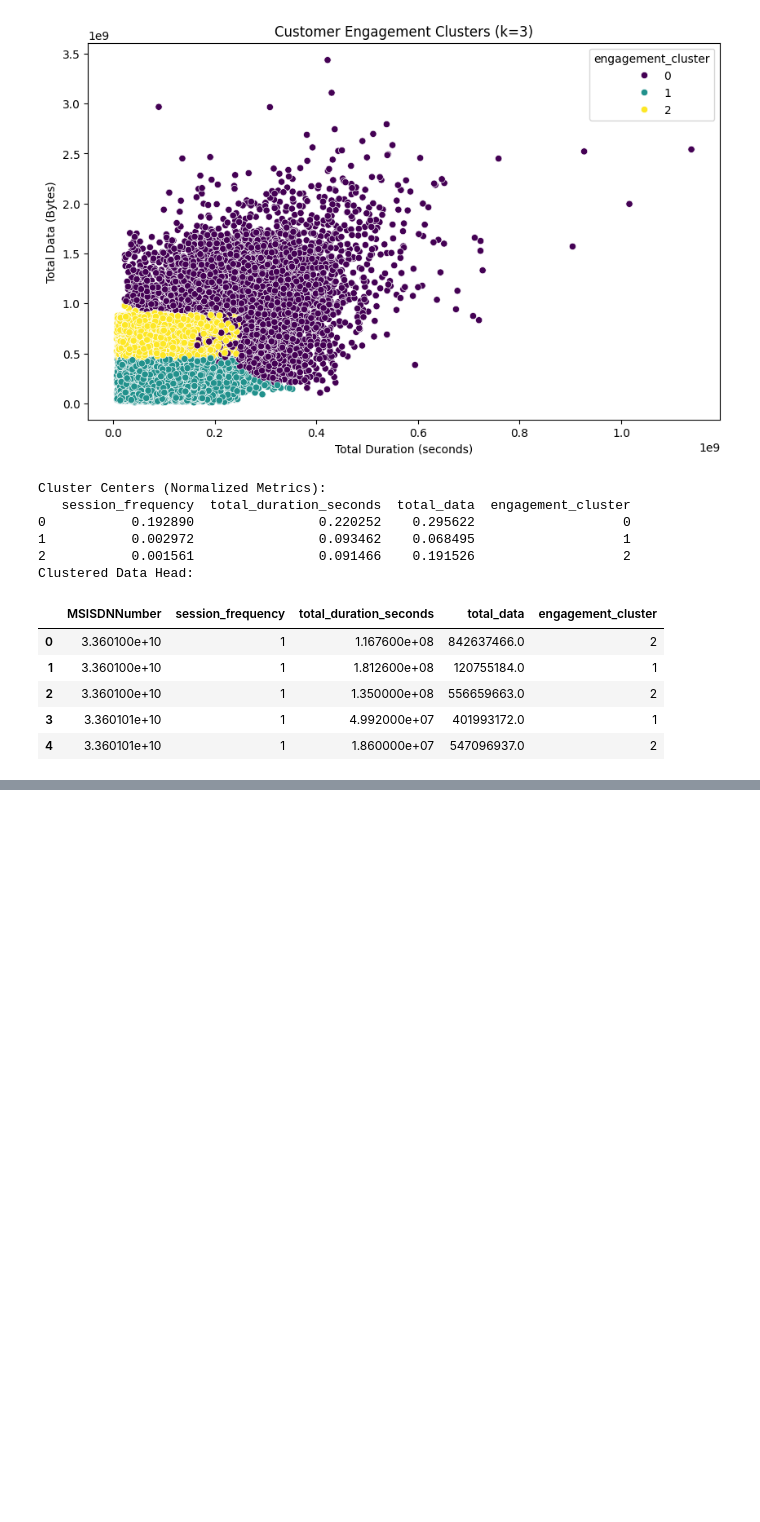
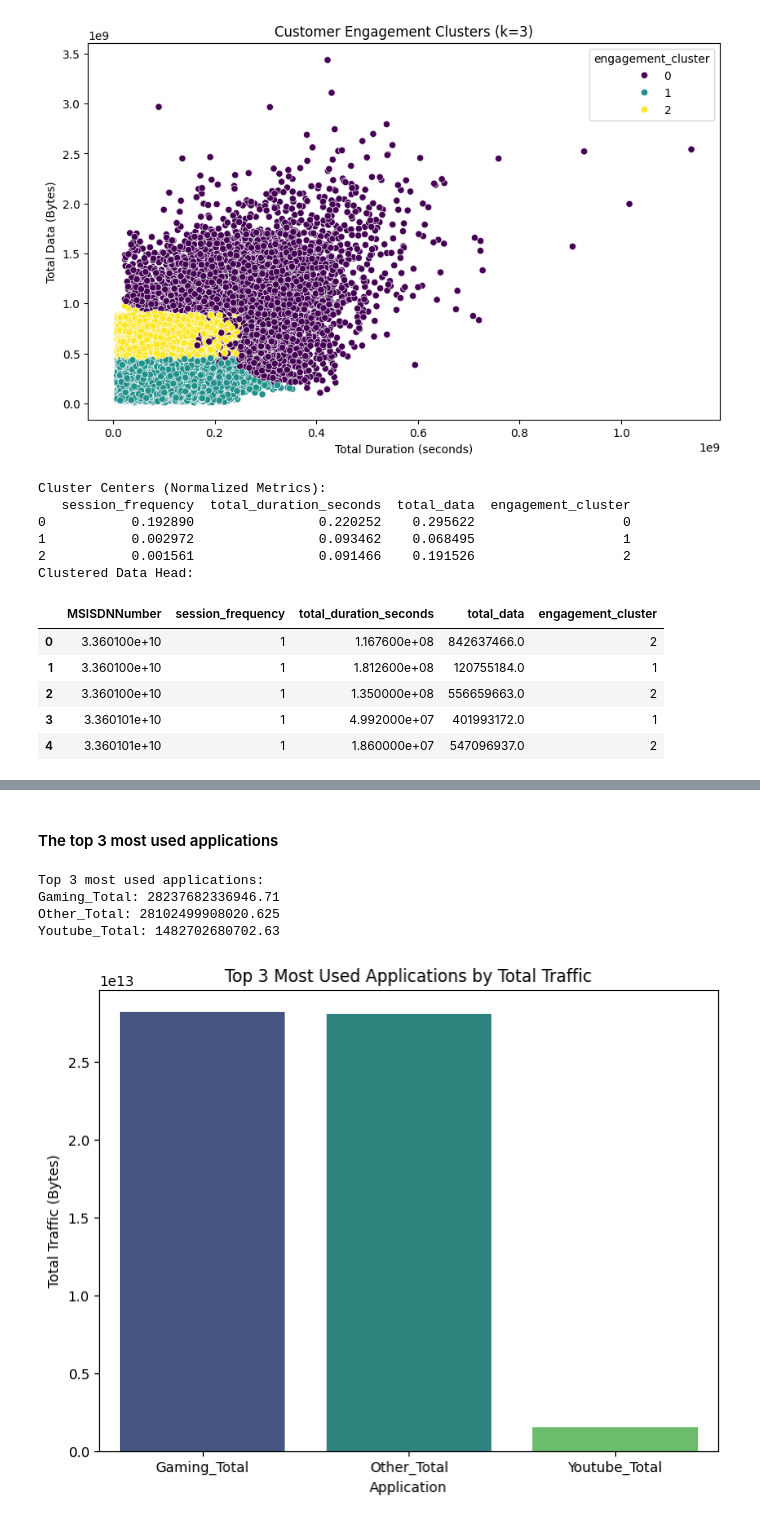
Before and after one commit to santoshdhalwalkar/Telecommunication, a Jupyter notebook: tele_task2.ipynb, the cells around one changed output, grey strips where cells are left out. Drawn from its saved outputs; the diff is of its cells as text; code cells hidden in the pictures; blank space fills up the shorter version.

```diff
--- a/tele_task2.ipynb
+++ b/tele_task2.ipynb
@@ -205,0 +409,34 @@ Clustered Data Head:
+# %% [markdown]
+#### The top 3 most used applications
+# %%
+# List of applications
+applications = ['Gaming_Total',
+                'Youtube_Total',
+                'Netflix_Total', 'Other_Total',]
+
+# Calculate the total traffic for each application
+total_traffic = df[applications].sum()
+
+# Identify the top 3 most used applications
+top_3_apps = total_traffic.nlargest(3)
+top_3_apps_names = top_3_apps.index.tolist()
+
+# Print the top 3 most used applications
+print("Top 3 most used applications:")
+for app in top_3_apps_names:
+    print(f"{app}: {top_3_apps[app]}")
+# %% [output]
+Top 3 most used applications:
+Gaming_Total: 28237682336946.71
+Other_Total: 28102499908020.625
+Youtube_Total: 1482702680702.63
+# %%
+# Plot a bar chart for the top 3 applications
+plt.figure(figsize=(8, 6))
+sns.barplot(x=top_3_apps.index, y=top_3_apps.values, palette='viridis')
+plt.title('Top 3 Most Used Applications by Total Traffic')
+plt.xlabel('Application')
+plt.ylabel('Total Traffic (Bytes)')
+plt.show()
+# %% [output]
+[figure, added]
```
Also changed, not shown: parts of 12 cells of this notebook.
